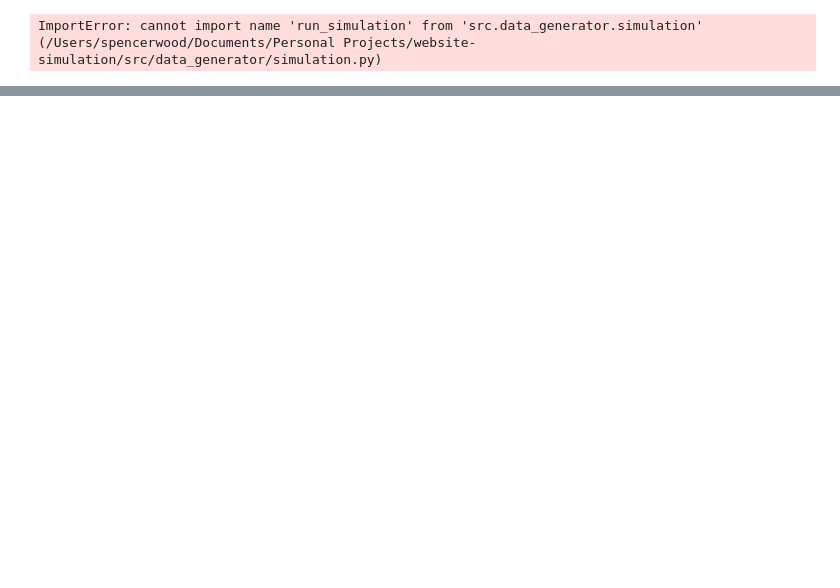
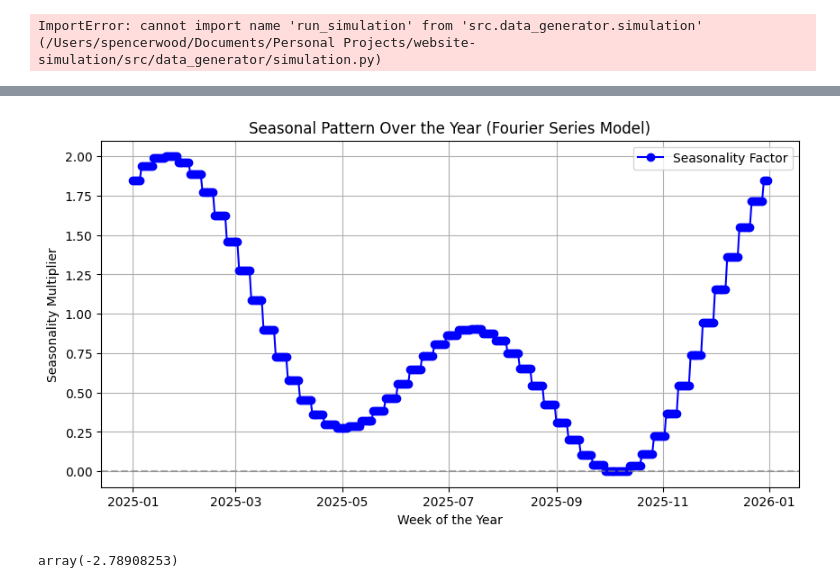
Before and after one commit to SpencerRWood/website-simulation, a Jupyter notebook: test.ipynb, the cells around one changed output, grey strips where cells are left out. Drawn from its saved outputs; the diff is of its cells as text; code cells hidden in the pictures; blank space fills up the shorter version.

```diff
--- a/test.ipynb
+++ b/test.ipynb
@@ -78,0 +115,4 @@ demo_data#[demo_data['visitor_id'].duplicated()]#[~demo_data['name'].isnull()]
+# %%
+df_dict = {'date':date_list, 'seasonal_multiplier':standardized_values}
+df= pd.DataFrame(df_dict)
+df
@@ -78,0 +133,17 @@ demo_data#[demo_data['visitor_id'].duplicated()]#[~demo_data['name'].isnull()]
+# %%
+import matplotlib.pyplot as plt
+plt.figure(figsize=(10, 5))
+plt.plot(df["date"], df["seasonal_multiplier"], marker="o", linestyle="-", color="b", label="Seasonality Factor")
+plt.xlabel("Week of the Year")
+plt.ylabel("Seasonality Multiplier")
+plt.title("Seasonal Pattern Over the Year (Fourier Series Model)")
+plt.axhline(0, color="gray", linestyle="--", alpha=0.6)  # Reference line
+plt.grid(True)
+plt.legend()
+plt.show()
+# %% [output]
+[figure, added]
+# %%
+seasonal_multiplier_list
+# %% [output]
+array(-2.78908253)
```
Also changed, not shown: parts of 9 cells of this notebook, 8 other files.
